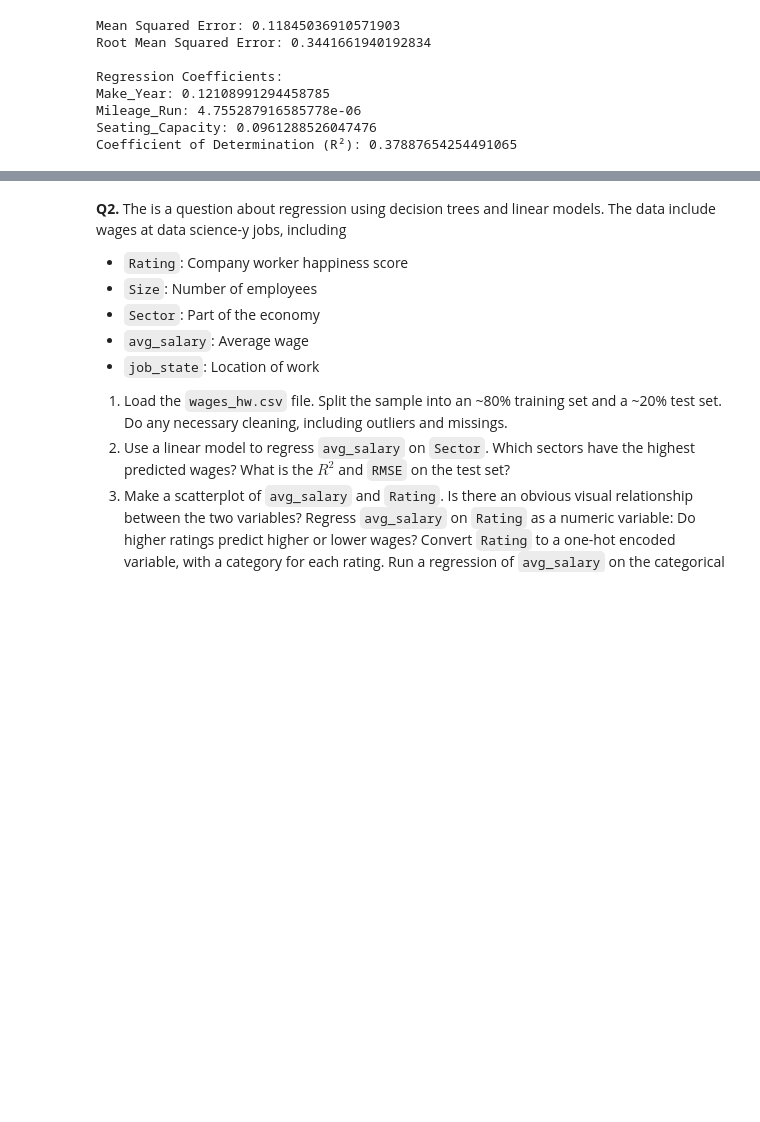
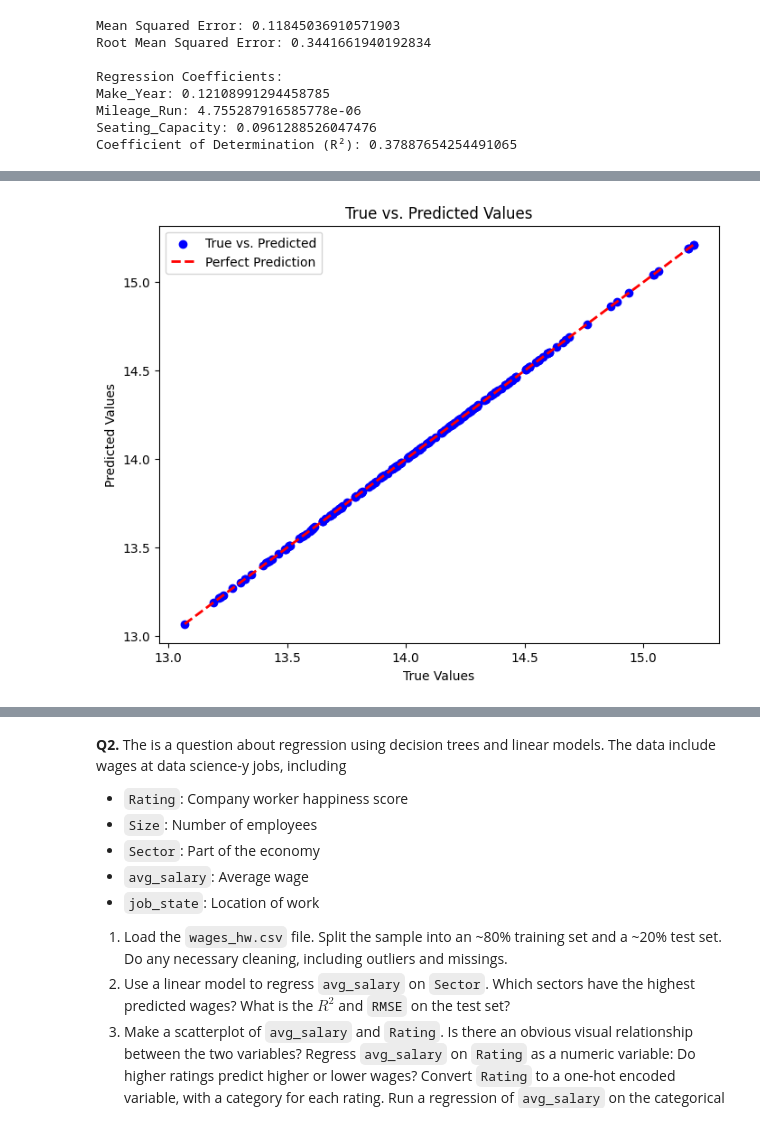
Before and after one commit to kaitlinblakeslee/assignment4, a Jupyter notebook: assignment4.ipynb, the cells around one changed output, grey strips where cells are left out. Cells and saved outputs as stored; diff of their text form; code cells hidden in the pictures; blank space fills up the shorter version.

```diff
--- a/assignment4.ipynb
+++ b/assignment4.ipynb
@@ -286,0 +410,32 @@ print(cdf_encoded)
+# %%
+train_data, test_data = train_test_split(zdf, test_size=0.2, random_state=42)
+
+vars = zdf.columns
+
+# Separate features (X) and target variable (y) for training set
+X_train4 = train_data[vars]
+y_train4 = train_data['price_log']
+
+# Separate features (X) and target variable (y) for testing set
+X_test4 = test_data[vars]
+y_test4 = test_data['price_log']
+
+# Create a linear regression model
+model = LinearRegression()
+
+# Train the model on the training set
+model.fit(X_train4, y_train4)
+
+# Make predictions on the testing set
+y_pred4 = model.predict(X_test4)
+
+# Evaluate the model
+mse4 = mean_squared_error(y_test4, y_pred4)
+rmse4 = np.sqrt(mse4)
+r2_fourthmodel = r2_score(y_test4, y_pred4)
+
+print(f"Mean Squared Error: {mse4}")
+print(f"Root Mean Squared Error: {rmse4}")
+
+#coefficient of determination
+print(f"Coefficient of Determination (R²): {r2_fourthmodel}")
@@ -286,0 +466,15 @@ print(cdf_encoded)
+# %%
+# I'm making a plot for my third and fourth model, because my fourth model is almost too predictive with R^2 being basically 1.
+
+plt.figure(figsize=(8, 6))
+plt.scatter(y_test4, y_pred4, c='blue', marker='o', label='True vs. Predicted')
+plt.plot([min(y_test4), max(y_test4)], [min(y_test4), max(y_test4)], c='red', linestyle='--', lw=2, label='Perfect Prediction')
+plt.xlabel("True Values")
+plt.ylabel("Predicted Values")
+plt.title("True vs. Predicted Values")
+plt.legend()
+plt.show()
+
+# In this plot, the predicted and true values line up along the diagonal almost perfectly.
+# %% [output]
+[figure, added]
```
Also changed, not shown: parts of 15 cells of this notebook.
